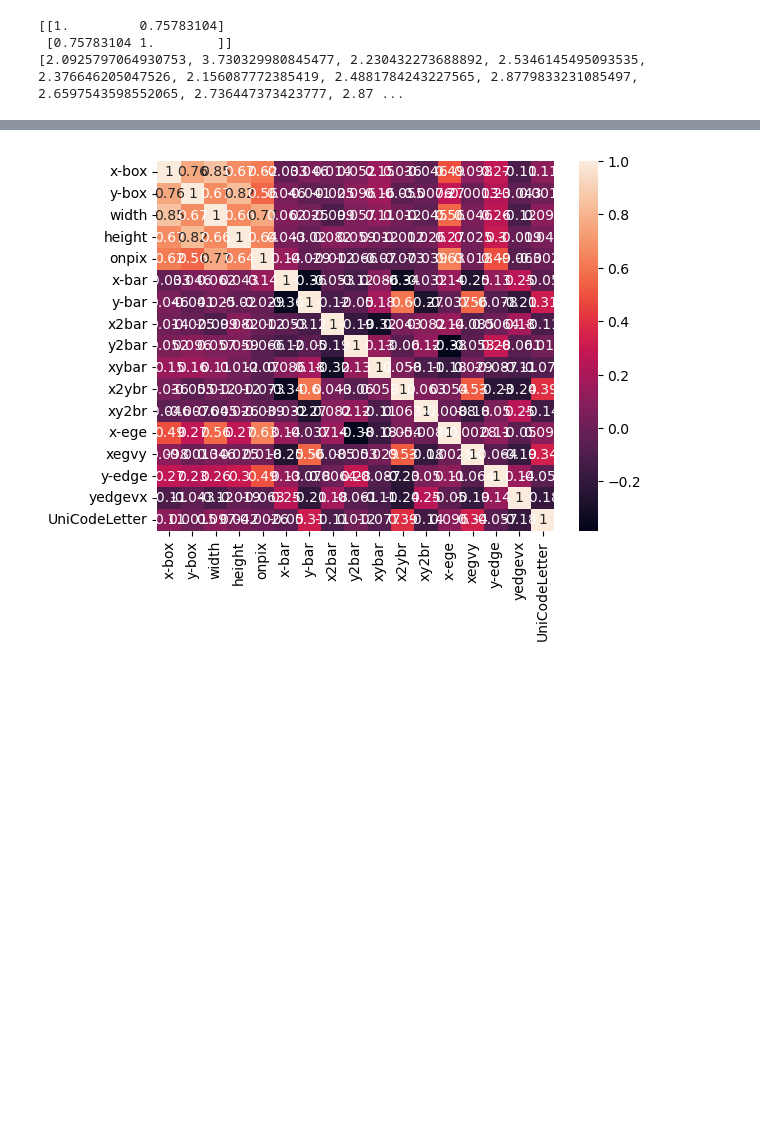
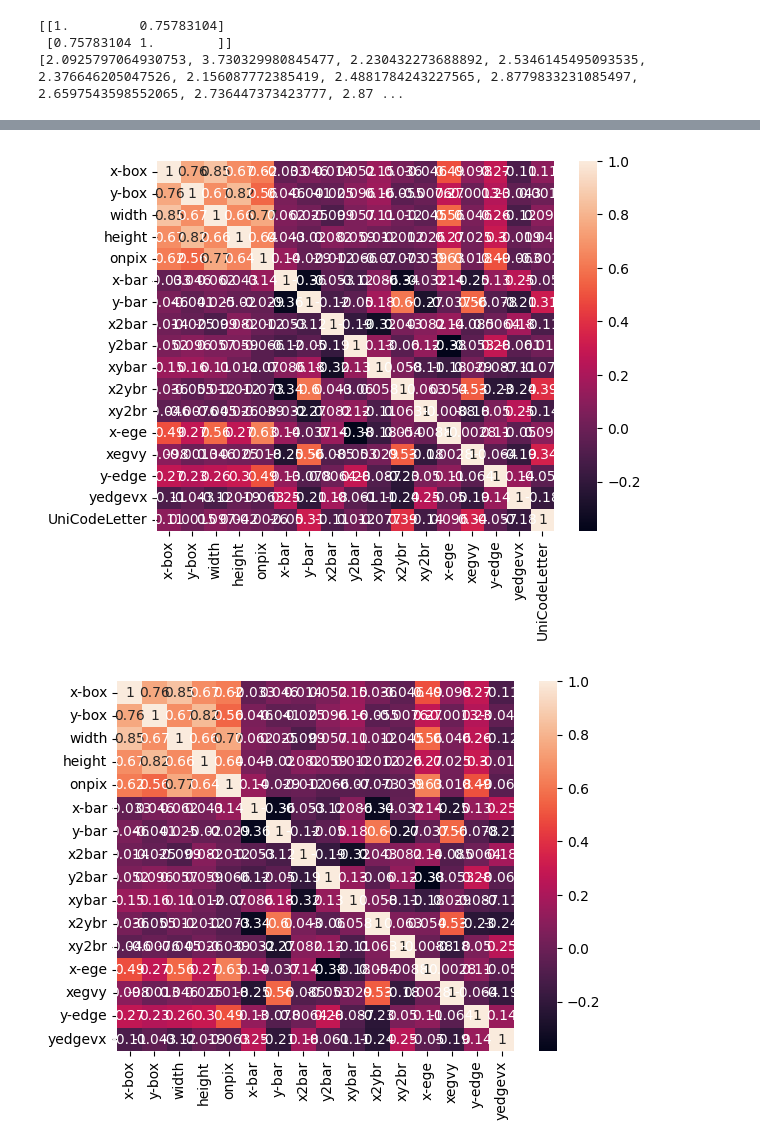
Before and after one commit to dulda280/ML4Media, a Jupyter notebook: ML4MEDIA/miniproject/letterRecognition.ipynb, the cells around one changed output, grey strips where cells are left out. Saved outputs shown, nothing was run; the diff lists cells and outputs as text; code cells hidden in the pictures; blank space fills up the shorter version.

```diff
--- a/ML4MEDIA/miniproject/letterRecognition.ipynb
+++ b/ML4MEDIA/miniproject/letterRecognition.ipynb
@@ -82,17 +82,21 @@ def getIntraClassDistance(featureList):
         diffVar = abs(b - a)
         diff.append(diffVar)
 
+    std = np.std(diff)
     avgDistance = np.average(diff)
 
-    return avgDistance
+    return avgDistance, std
 
-intraDistances = []
+intraDistancesFeat = []
+stdsFeat = []
 for i in range(0, 16):
     feature = df.iloc[:, i]
-    dist = getIntraClassDistance(feature)
-    intraDistances.append(dist)
+    dist, stds = getIntraClassDistance(feature)
+    intraDistancesFeat.append(dist)
+    stdsFeat.append(stds)
 
-print(intraDistances)
+
+print(intraDistancesFeat)
 xlabels = ['x-box', 'y-box', 'width', 'height', 'onpix', 'x-bar', 'y-bar', 'x2bar', 'y2bar', 'xybar', 'x2ybr', 'xy2br', 'x-edge', 'xedgevy', 'y-edge', 'yedgevx']
 # %% [output]
 [[1.         0.75783104]
@@ -137,16 +409,49 @@ plt.show()
 # %%
 # I want to to check for correalations between feature values and their respective labels.
 # First we need to map the letter to numbers, so they can be plotted in the matrix
+
+"""
+aDF = sortedletterDF[0]
+letterInt2 = []
+print(aDF.iloc[:, 15])
+for i in range(len(aDF.iloc[:, 15])):
+    tempLetter = aDF.iloc[i, 15]
+    letterInt2.append(ord(tempLetter))
+    #print(ord(tempLetter))
+
+aDF2 = aDF.assign(UniCodeLetter=letterInt2)
+aDF2.drop('letter', axis=1, inplace=True)
+print(aDF2.iloc[:, 16])
+correaMAT = aDF2.corr()
+sns.heatmap(correaMAT, annot=True)
+plt.show() """
+
+#sns.kdeplot(data=df)
+#plt.show()
+
+
+
 
 letterInt = []
 for i in range(len(df.iloc[:, 16])):
     tempLetter = df.iloc[i, 16]
     letterInt.append(ord(tempLetter))
 
 df2 = df.assign(UniCodeLetter=letterInt)
 
 correaMAT = df2.corr()
-#sns.heatmap(correaMAT, annot=True)
-#plt.show()
+sns.heatmap(correaMAT, annot=True)
+plt.show()
+
+correaMAT2 = df.corr()
+sns.heatmap(correaMAT2, annot=True)
+plt.show()
+
+scatter_matrix(correaMAT2, alpha=0.2, figsize=(12, 12))
+
+scatter_matrix(df, alpha=0.2, figsize=(12, 12))
+
+print(correaMAT)
 # %% [output]
-[figure, old version]
+[figure, new version]
+[figure, added]
```
Also changed, not shown: parts of 13 cells of this notebook, 8 other files.
